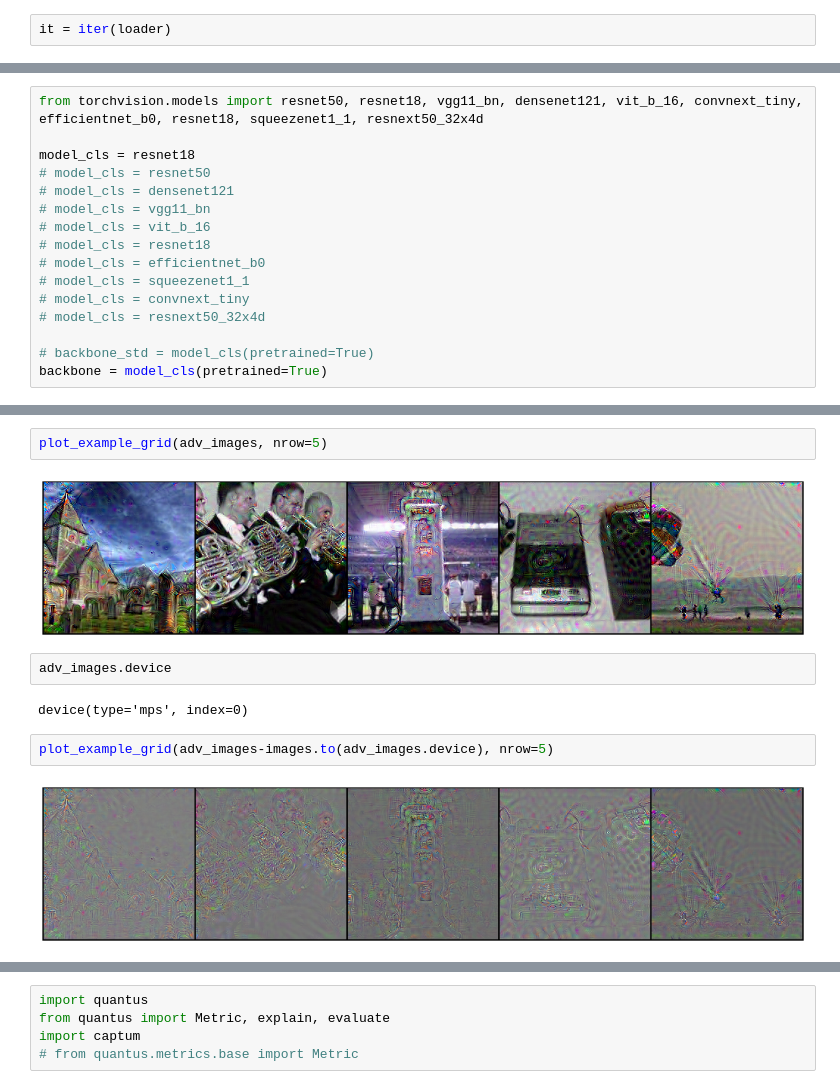
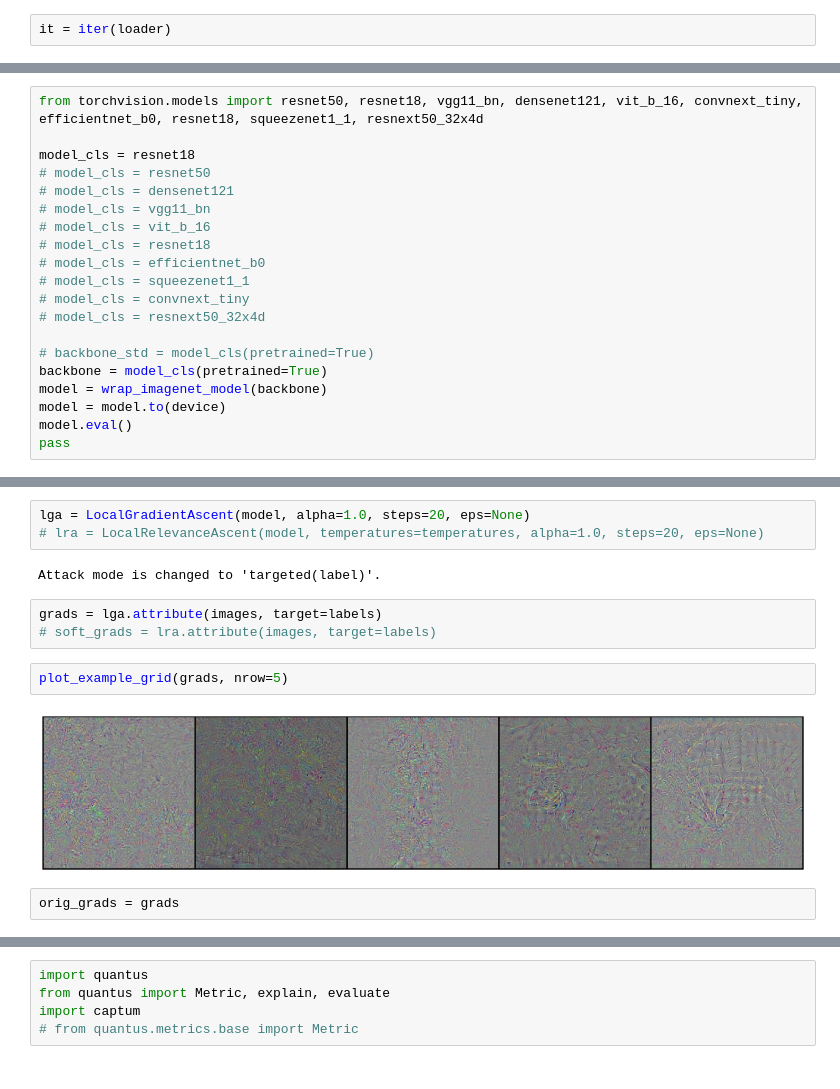
Before and after one commit to 314-Foundation/SemanticPullbacks, a Jupyter notebook: notebooks/quantus.ipynb, the cells around one changed output, grey strips where cells are left out. Drawn from its saved outputs; the diff is of its cells as text.

```diff
--- a/notebooks/quantus.ipynb
+++ b/notebooks/quantus.ipynb
@@ -89,3 +90,7 @@ model_cls = resnet18
 
 # backbone_std = model_cls(pretrained=True)
 backbone = model_cls(pretrained=True)
+model = wrap_imagenet_model(backbone)
+model = model.to(device)
+model.eval()
+pass
@@ -191,12 +107,14 @@ adv_images = atk(images, labels)
-# %%
-plot_example_grid(adv_images, nrow=5)
-# %% [output]
-[figure, removed]
-# %%
-adv_images.device
-# %% [output]
-device(type='mps', index=0)
-# %%
-plot_example_grid(adv_images-images.to(adv_images.device), nrow=5)
-# %% [output]
-[figure, removed]
+# %%
+lga = LocalGradientAscent(model, alpha=1.0, steps=20, eps=None)
+# lra = LocalRelevanceAscent(model, temperatures=temperatures, alpha=1.0, steps=20, eps=None)
+# %% [output]
+Attack mode is changed to 'targeted(label)'.
+# %%
+grads = lga.attribute(images, target=labels)
+# soft_grads = lra.attribute(images, target=labels)
+# %%
+plot_example_grid(grads, nrow=5)
+# %% [output]
+[figure, added]
+# %%
+orig_grads = grads
```
Also changed, not shown: parts of 24 cells of this notebook, 3 other files.
